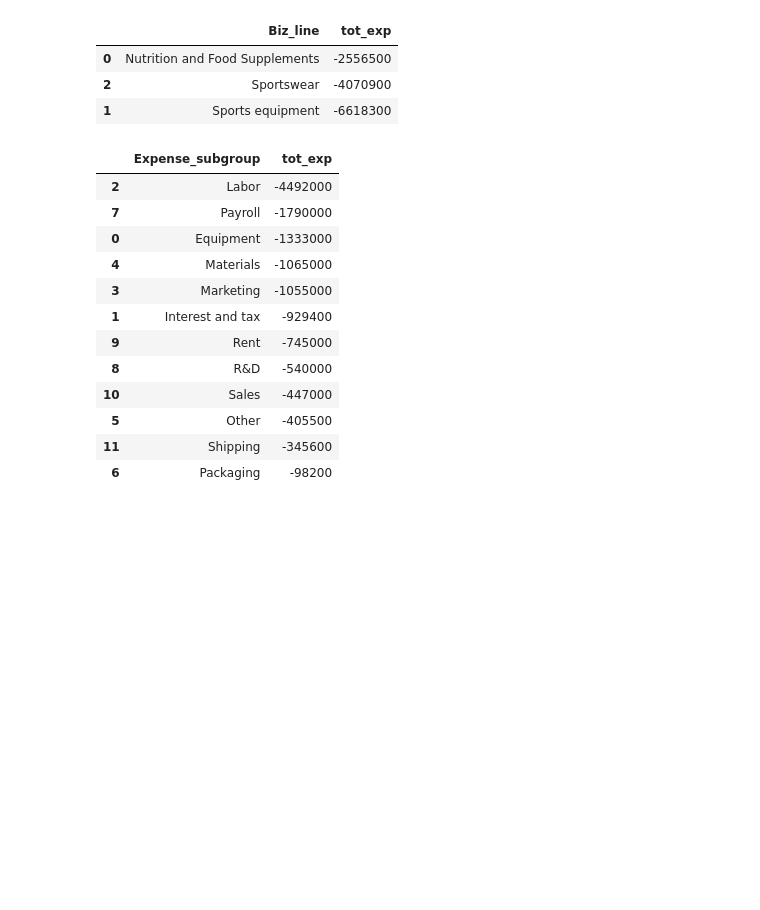
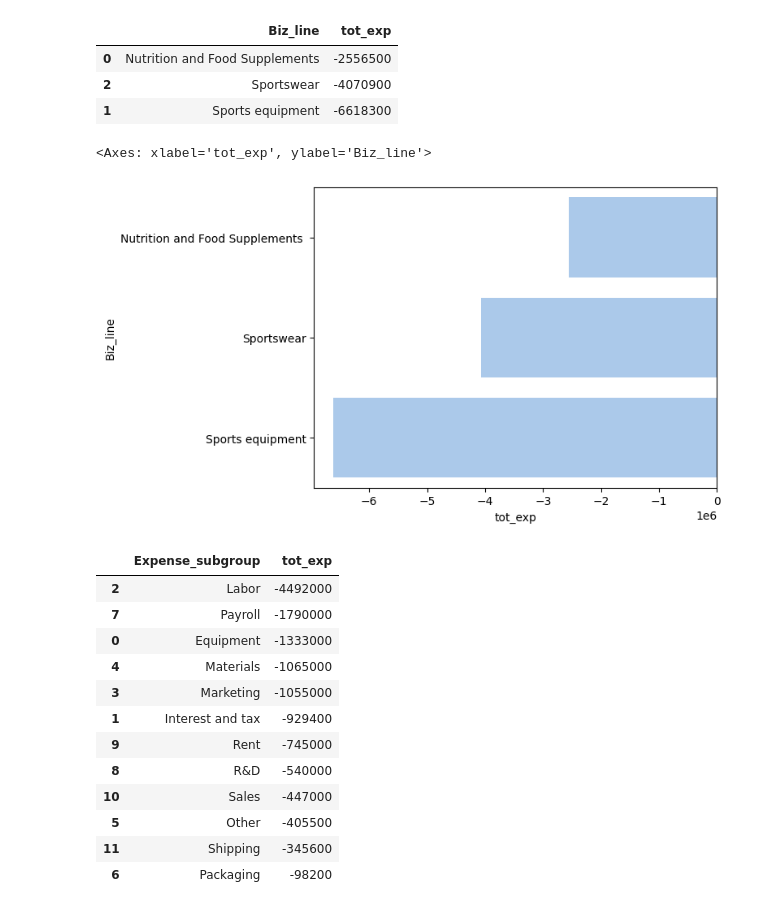
Before and after one commit to djibril968/Python_projects, a Jupyter notebook: Onyx_Financial_Analysis.ipynb, the cells around one changed output. Saved outputs shown, nothing was run; the diff lists cells and outputs as text; code cells hidden in the pictures; blank space fills up the shorter version.

```diff
--- a/Onyx_Financial_Analysis.ipynb
+++ b/Onyx_Financial_Analysis.ipynb
@@ -285,6 +285,12 @@ tot_exp_biz_line
 | 0 | Nutrition and Food Supplements | -2556500 |
 | 2 | Sportswear | -4070900 |
 | 1 | Sports equipment | -6618300 |
+# %%
+sns.set_color_codes("pastel")
+sns.barplot(x= 'tot_exp', y= 'Biz_line', color= 'b', data= tot_exp_biz_line )
+# %% [output]
+<Axes: xlabel='tot_exp', ylabel='Biz_line'>
+[figure, added]
 # %%
 #tot exp across various sub_groups
 
```
Also changed, not shown: parts of 1 cell of this notebook.
